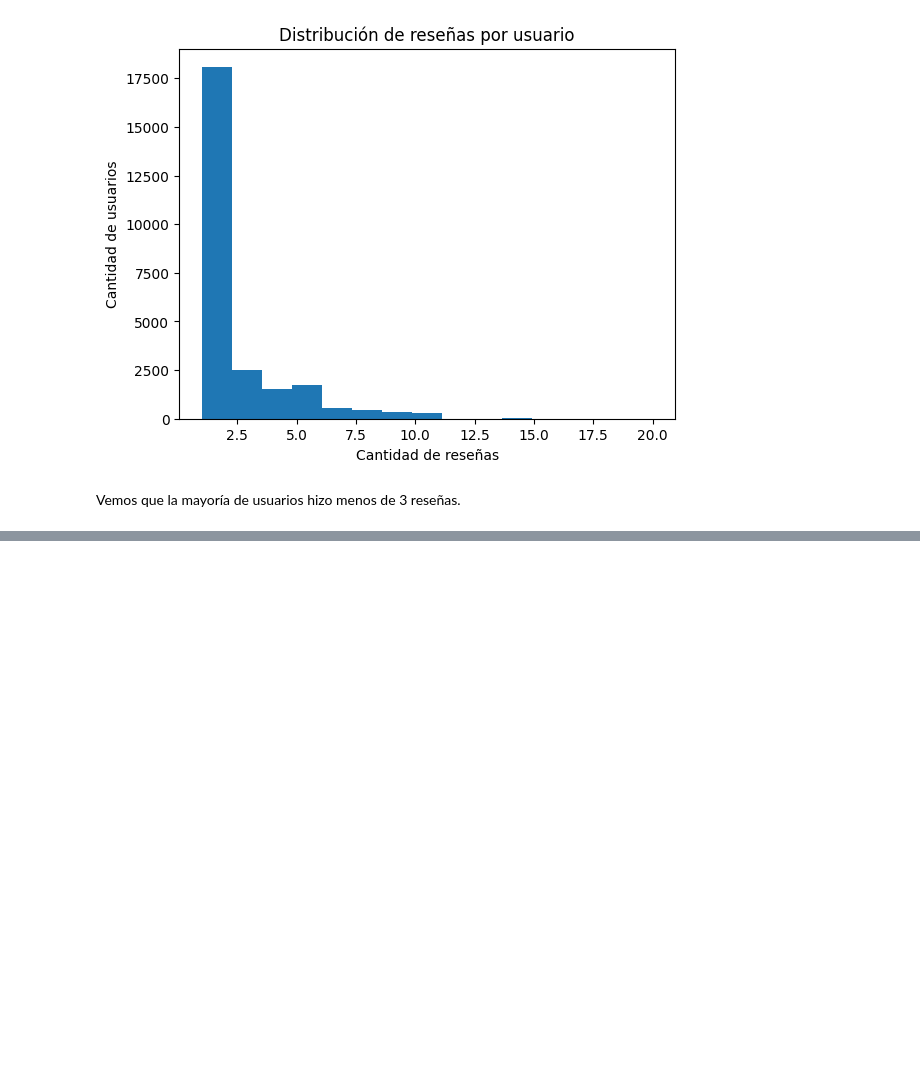
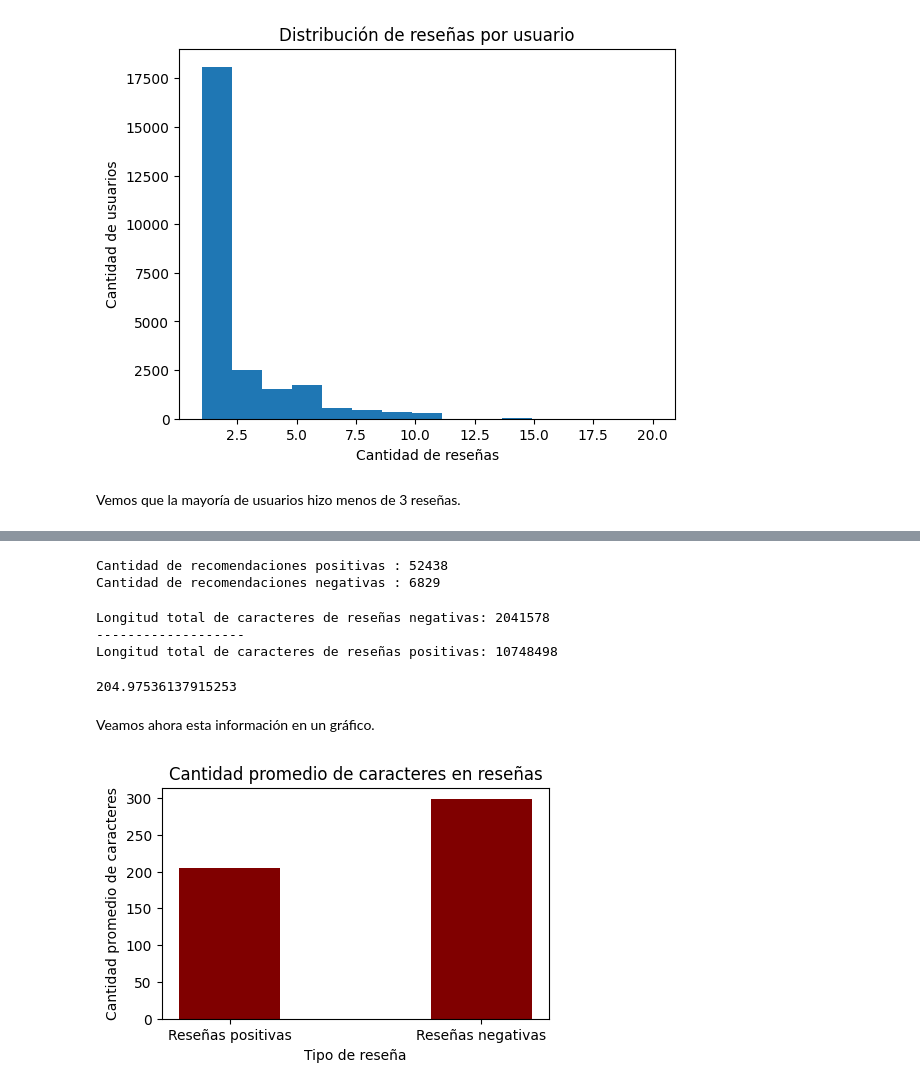
Before and after one commit to Tagliaferro22/steam-games, a Jupyter notebook: EDA/EDA_user_reviews.ipynb, the cells around one changed output, grey strips where cells are left out. Saved outputs shown, nothing was run; the diff lists cells and outputs as text; code cells hidden in the pictures; blank space fills up the shorter version.

```diff
--- a/EDA/EDA_user_reviews.ipynb
+++ b/EDA/EDA_user_reviews.ipynb
@@ -571,0 +623,45 @@ Vemos que la mayoría de usuarios hizo menos de 3 reseñas.
+# %%
+# Primero, tengo que averiguar el valor exacto correspondiente a la cantidad de recomendaciones totales, tanto negativas cómo positivas.
+recomendaciones_positivas = len(reseñas[reseñas["recommend"] == True])
+print(f"Cantidad de recomendaciones positivas : {recomendaciones_positivas}")
+recomendaciones_negativas = len(reseñas[reseñas["recommend"] == False])
+print(f"Cantidad de recomendaciones negativas : {recomendaciones_negativas}")
+# %% [output]
+Cantidad de recomendaciones positivas : 52438
+Cantidad de recomendaciones negativas : 6829
+# %%
+# Cómo anteriormente había creado una columna llamada "review_length" que almacenaba la cantidad de caracteres que tenía cada reseña, lo que voy a hacer es filtrar el dataframe por las columnas positivas, sumar su correspondiente review_length, y con ello y el dato anterior, determinar su promedio
+
+longitud_total_reseñas_negativas = reseñas[reseñas["recommend"] == False]["review_length"].sum() # Creamos una variable que va a almacenar la cantidad de caracteres que tienen TODAS las reseñas negativas
+print(f"Longitud total de caracteres de reseñas negativas: {longitud_total_reseñas_negativas}")
+print("-------------------")
+longitud_total_reseñas_positivas = reseñas[reseñas["recommend"] == True]["review_length"].sum() # Repito, pero con las reseñas positivas
+print(f"Longitud total de caracteres de reseñas positivas: {longitud_total_reseñas_positivas}")
+# %% [output]
+Longitud total de caracteres de reseñas negativas: 2041578
+-------------------
+Longitud total de caracteres de reseñas positivas: 10748498
+# %%
+# Determinemos ahora el promedio de ambas 2041578
+promedio_caracteres_reseñas_negativas = longitud_total_reseñas_negativas / recomendaciones_negativas
+
+promedio_caracteres_reseñas_positivas = longitud_total_reseñas_positivas / recomendaciones_positivas
+# %%
+promedio_caracteres_reseñas_positivas
+# %% [output]
+204.97536137915253
+# %% [markdown]
+Veamos ahora esta información en un gráfico.
+# %%
+fig = plt.figure(figsize = (5, 3))
+
+# creating the bar plot
+plt.bar(["Reseñas positivas","Reseñas negativas"], [promedio_caracteres_reseñas_positivas,promedio_caracteres_reseñas_negativas], color ='maroon',
+        width = 0.4)
+
+plt.xlabel("Tipo de reseña")
+plt.ylabel("Cantidad promedio de caracteres")
+plt.title("Cantidad promedio de caracteres en reseñas")
+plt.show()
+# %% [output]
+[figure, added]
```
Also changed, not shown: parts of 15 cells of this notebook.
